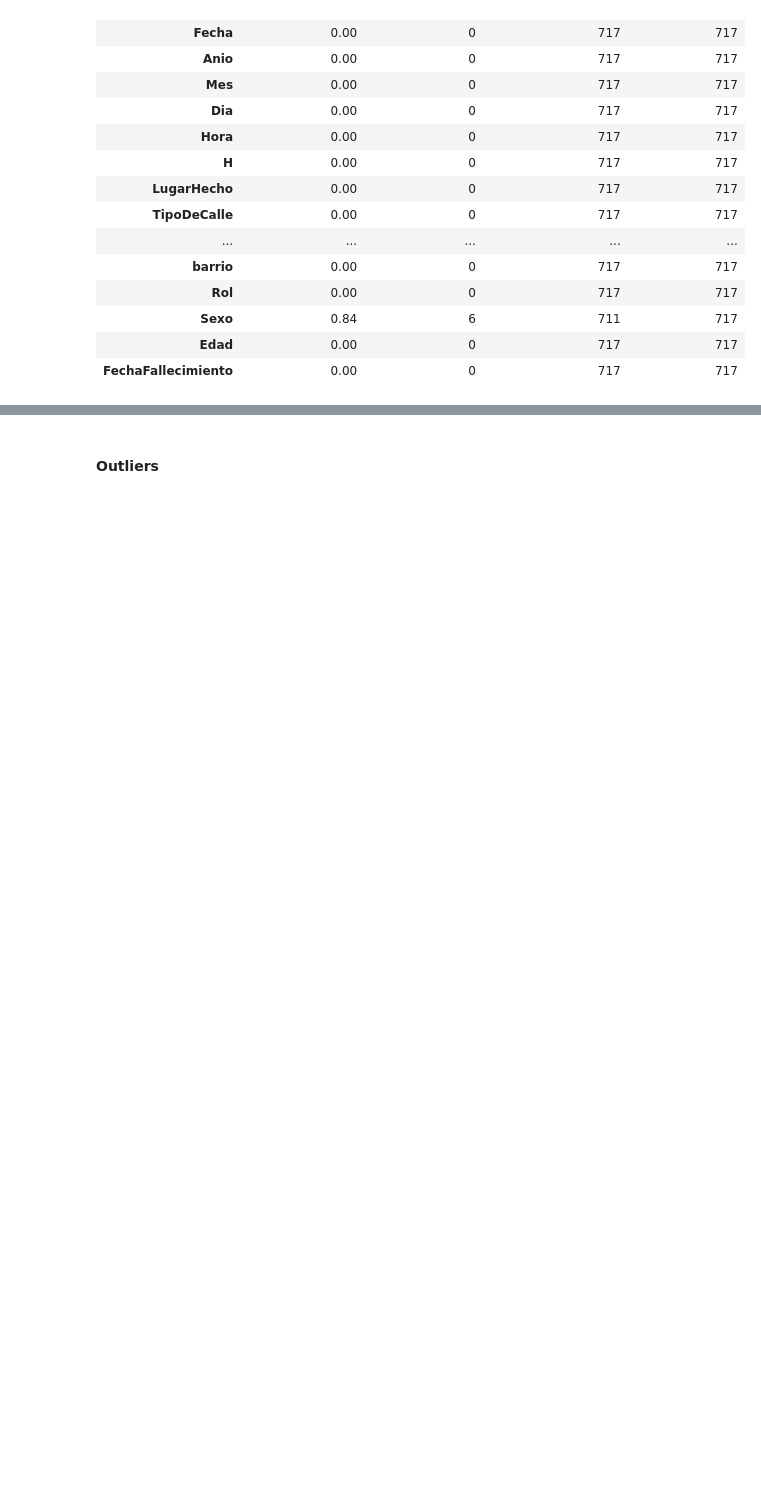
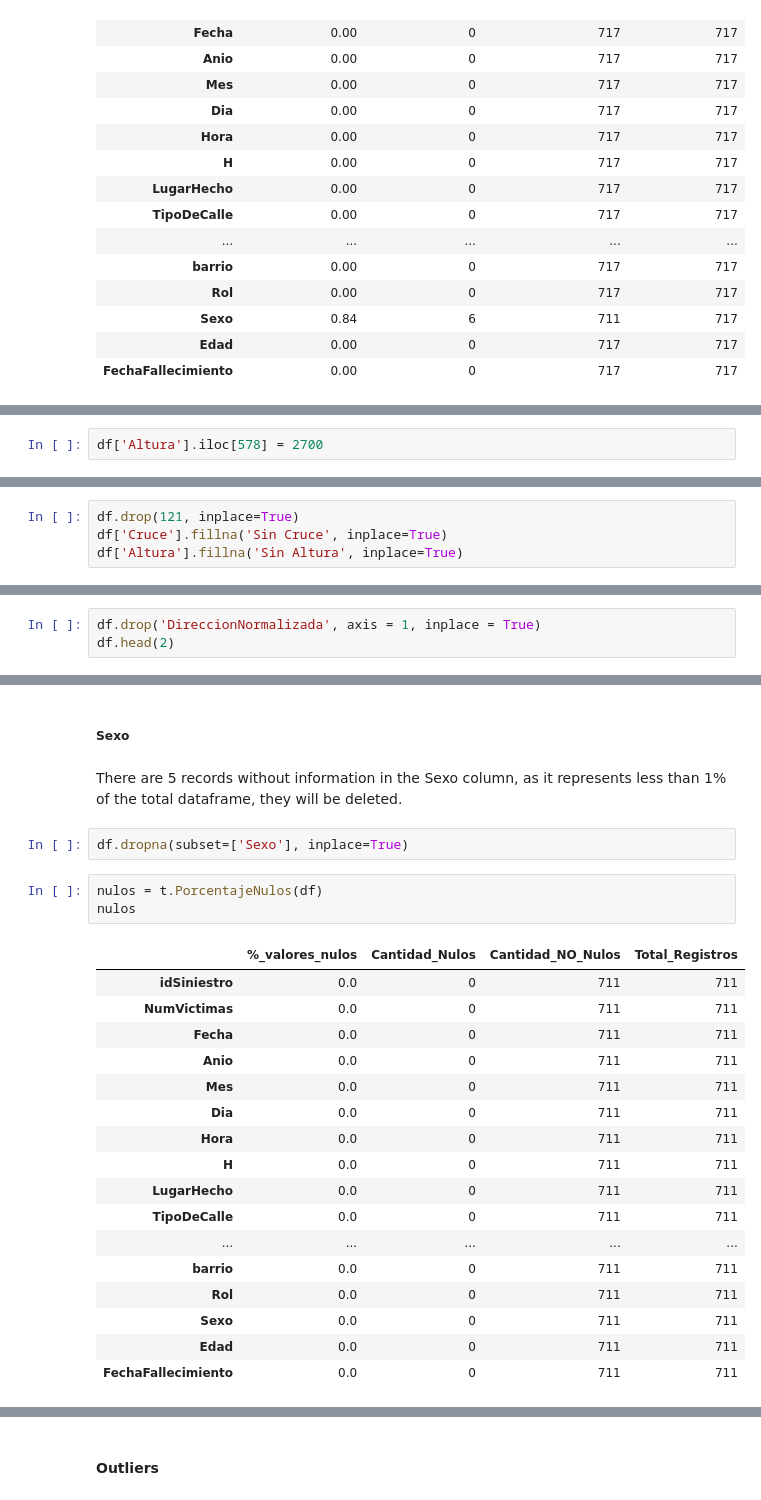
Before and after one commit to priscilamuniz/PI_Accidentes_Viales, a Jupyter notebook: 03_EDA.ipynb, the cells around one changed output, grey strips where cells are left out. Saved outputs shown, nothing was run; the diff lists cells and outputs as text; blank space fills up the shorter version.

```diff
--- a/03_EDA.ipynb
+++ b/03_EDA.ipynb
@@ -59,0 +174,2 @@ nulos
+# %%
+df['Altura'].iloc[578] = 2700
@@ -59,0 +194,4 @@ nulos
+# %%
+df.drop(121, inplace=True)
+df['Cruce'].fillna('Sin Cruce', inplace=True)
+df['Altura'].fillna('Sin Altura', inplace=True)
@@ -59,0 +202,3 @@ nulos
+# %%
+df.drop('DireccionNormalizada', axis = 1, inplace = True)
+df.head(2)
@@ -59,0 +209,27 @@ nulos
+# %% [markdown]
+##### Sexo
+# %% [markdown]
+There are 5 records without information in the Sexo column, as it represents less than 1% of the total dataframe, they will be deleted.
+# %%
+df.dropna(subset=['Sexo'], inplace=True)
+# %%
+nulos = t.PorcentajeNulos(df)
+nulos
+# %% [output]
+|  | %_valores_nulos | Cantidad_Nulos | Cantidad_NO_Nulos | Total_Registros |
+| idSiniestro | 0.0 | 0 | 711 | 711 |
+| NumVictimas | 0.0 | 0 | 711 | 711 |
+| Fecha | 0.0 | 0 | 711 | 711 |
+| Anio | 0.0 | 0 | 711 | 711 |
+| Mes | 0.0 | 0 | 711 | 711 |
+| Dia | 0.0 | 0 | 711 | 711 |
+| Hora | 0.0 | 0 | 711 | 711 |
+| H | 0.0 | 0 | 711 | 711 |
+| LugarHecho | 0.0 | 0 | 711 | 711 |
+| TipoDeCalle | 0.0 | 0 | 711 | 711 |
+| ... | ... | ... | ... | ... |
+| barrio | 0.0 | 0 | 711 | 711 |
+| Rol | 0.0 | 0 | 711 | 711 |
+| Sexo | 0.0 | 0 | 711 | 711 |
+| Edad | 0.0 | 0 | 711 | 711 |
+| FechaFallecimiento | 0.0 | 0 | 711 | 711 |
```
Also changed, not shown: parts of 39 cells of this notebook, 44 other files.
